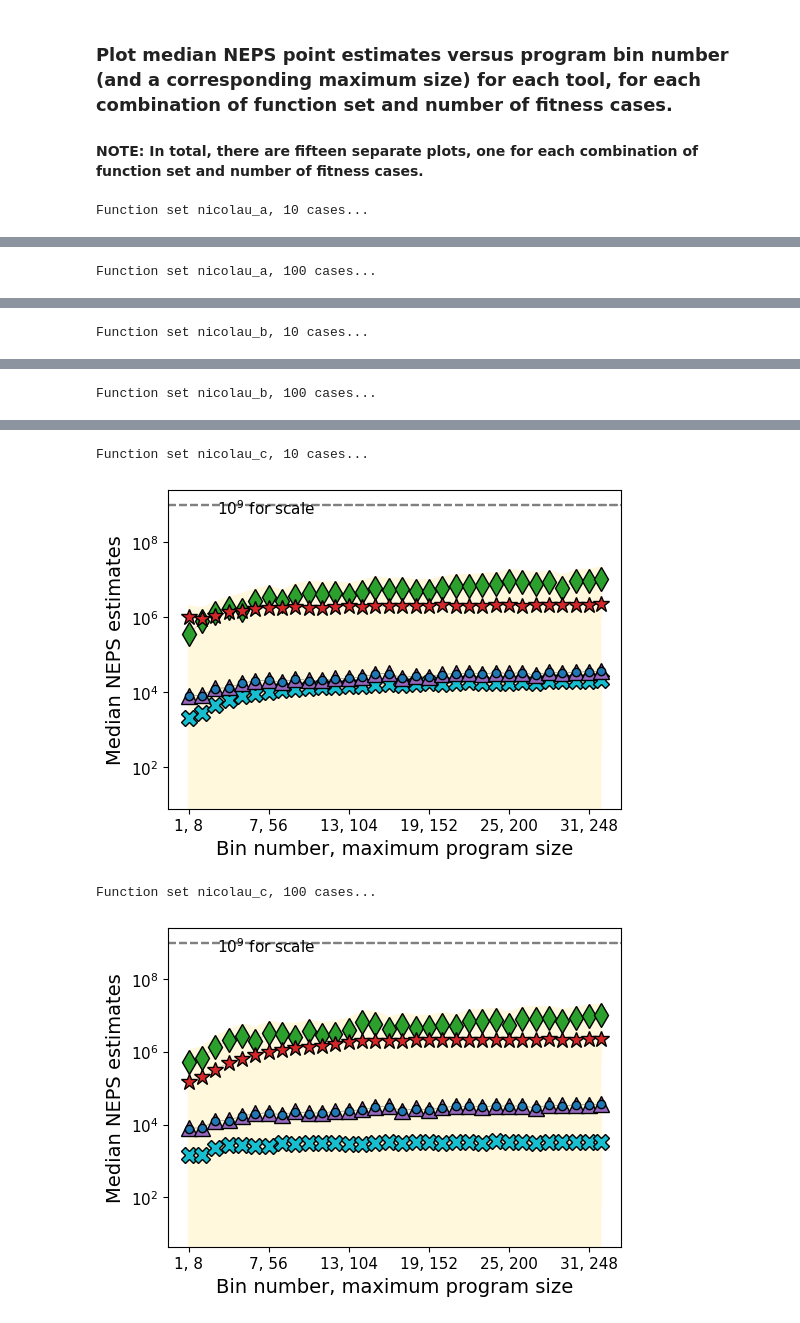
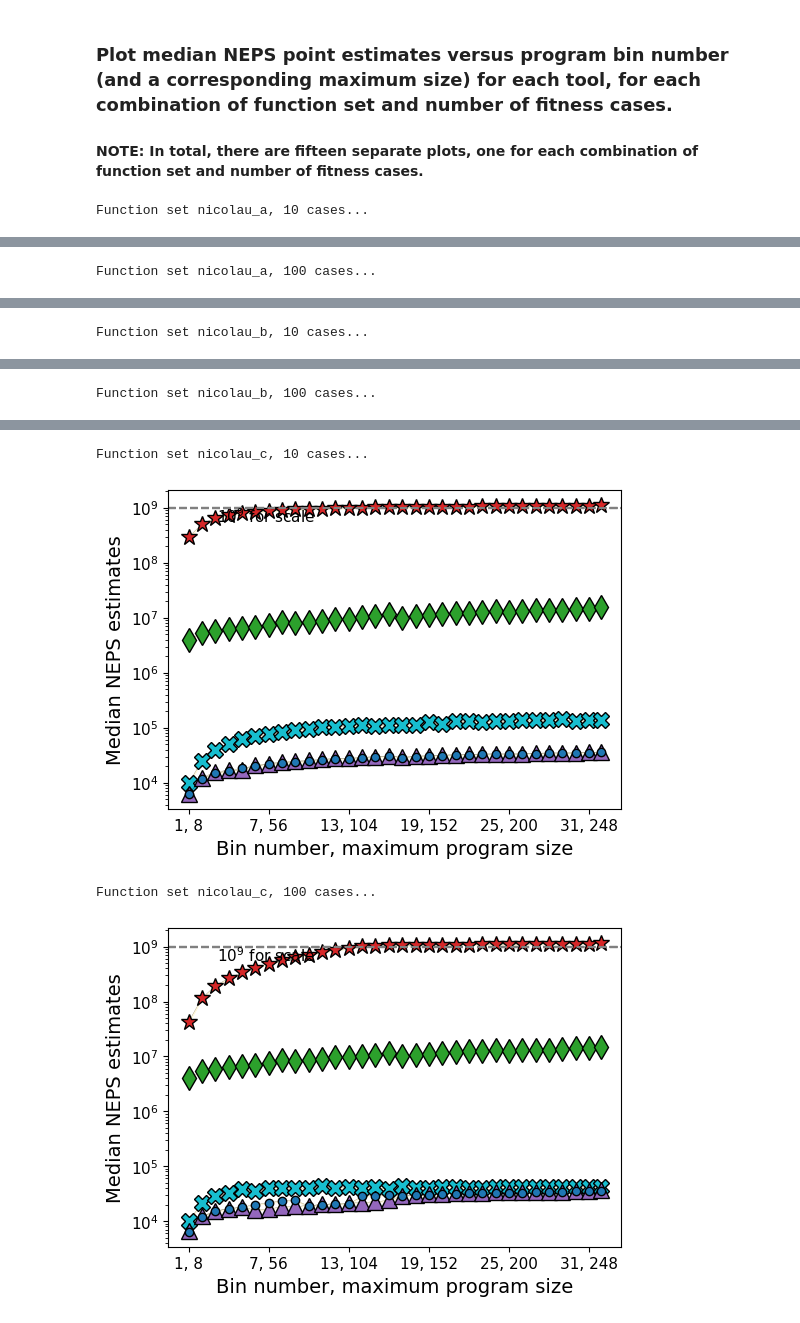
Before and after one commit to christophercrary/conference-eurogp-2023, a Jupyter notebook: experiment/tools/stats.ipynb, the cells around one changed output, grey strips where cells are left out. Drawn from its saved outputs; the diff is of its cells as text; code cells hidden in the pictures.

```diff
--- a/experiment/tools/stats.ipynb
+++ b/experiment/tools/stats.ipynb
@@ -46,14 +46,18 @@ n_fitness_cases = (10, 100,)
 n_bins = 32
 
 # Number of programs per bin.
-n_programs = 1
+n_programs = 512
 
 # Number of times in which experiments are run.
-n_runs = 11
+n_runs = 1
 
 # Load programs and input/target data.
-with open(f'{root_dir}/setup.pkl', 'rb') as f:
-    inputs, target, programs = pickle.load(f)
+with open(f'{root_dir}/programs.pkl', 'rb') as f:
+    programs = pickle.load(f)
+with open(f'{root_dir}/inputs.pkl', 'rb') as f:
+    inputs = pickle.load(f)
+with open(f'{root_dir}/target.pkl', 'rb') as f:
+    target = pickle.load(f)
 inputs = np.asarray(inputs)
 target = np.asarray(target)
 # %% [markdown]
@@ -284,8 +288,11 @@ for j, ((name, ps), d_) in enumerate(zip(primitive_sets.items(), d)):
             # 25th and 75th NEPS percentiles for each program bin.
             percentile_25 = np.percentile(neps[i][j][k], 25, axis=1)
             percentile_75 = np.percentile(neps[i][j][k], 75, axis=1)
-            lower_bound = [y_ - p_ for y_, p_ in zip(y, percentile_25)]
-            upper_bound = [y_ + p_ for y_, p_ in zip(y, percentile_75)]
+            iqr = percentile_75 - percentile_25
+            lower_bound = [y_ - p_ if iqr_ != 0 else y_
+                for y_, p_, iqr_ in zip(y, percentile_25, iqr)]
+            upper_bound = [y_ + p_ if iqr_ != 0 else y_
+                for y_, p_, iqr_ in zip(y, percentile_75, iqr)]
 
             plt.plot(
                 x, y, label=f'{tool}', markerfacecolor=colors[i],
@@ -306,7 +313,7 @@ for j, ((name, ps), d_) in enumerate(zip(primitive_sets.items(), d)):
         plt.locator_params(axis='x', nbins=6)
         plt.ylabel('Median NEPS estimates', fontsize=14)
         plt.yscale('log')
-        if print_legend[j][i]:
+        if print_legend[j][k]:
             plt.legend(loc='center left')
         # plt.savefig(f'{graphics_dir}/{name}/median_neps_{nfc}.svg')
         # plt.savefig(f'{graphics_dir}/{name}/median_neps_{nfc}.png', dpi=600)
@@ -323,4 +330,4 @@ Function set nicolau_b, 100 cases...
 Function set nicolau_c, 10 cases...
-[figure, old version]
+[figure, new version]
 Function set nicolau_c, 100 cases...
-[figure, old version]
+[figure, new version]
```
Also changed, not shown: parts of 3 cells of this notebook, 15 other files.
